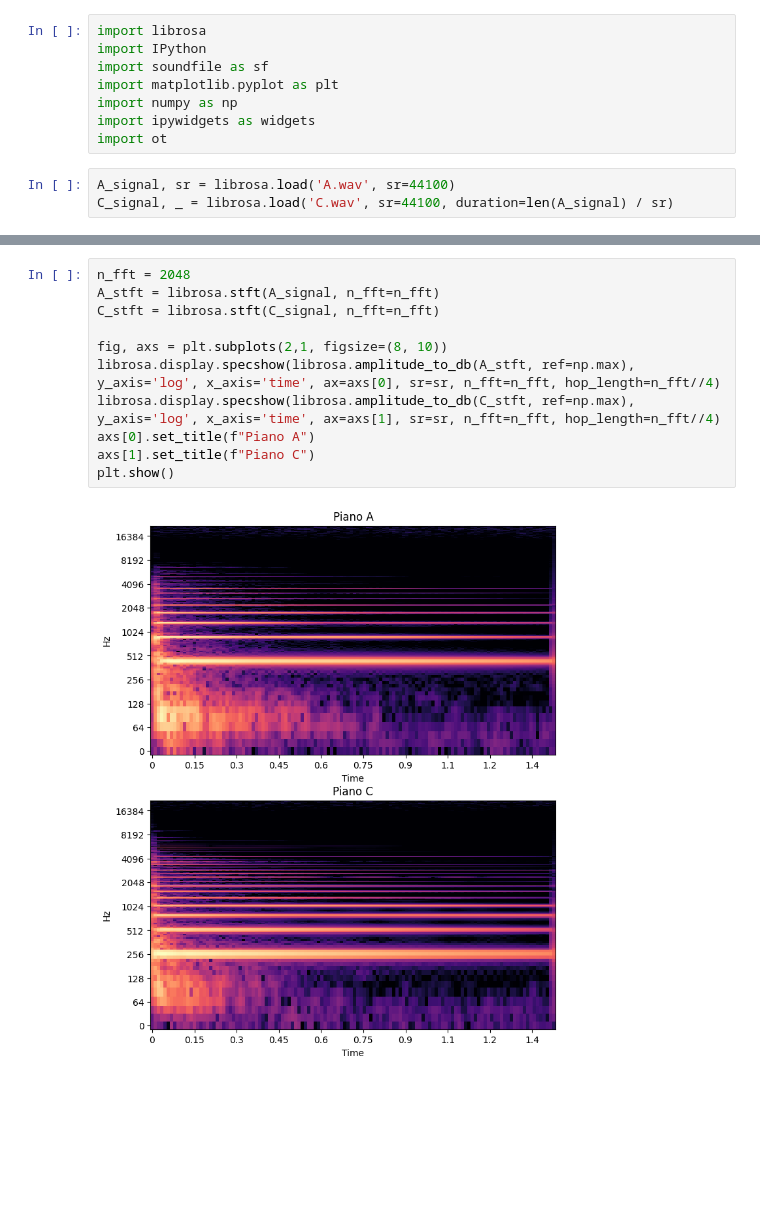
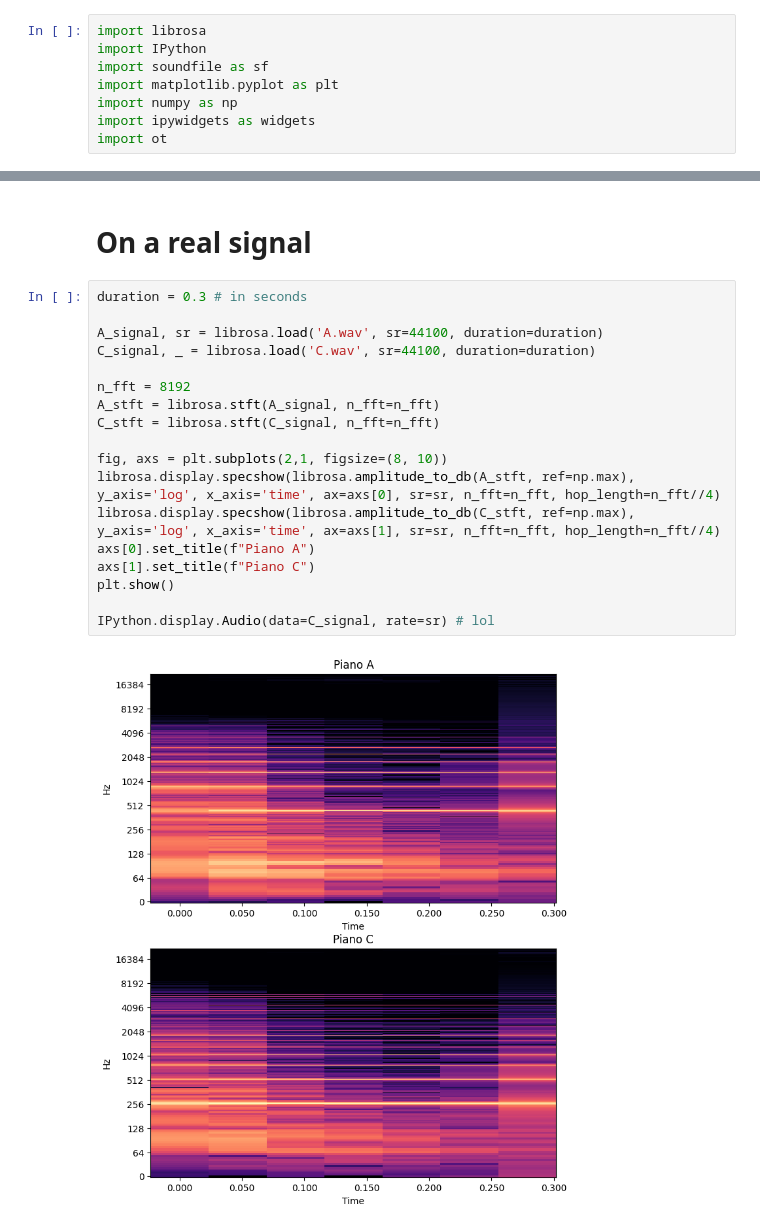
Before and after one commit to zaquastier/audio_1D_transport, a Jupyter notebook: audio_ot.ipynb, the cells around one changed output, grey strips where cells are left out. Drawn from its saved outputs; the diff is of its cells as text; blank space fills up the shorter version.

Commit message:
Working on gaussian, pure sounds and real sounds

```diff
--- a/audio_ot.ipynb
+++ b/audio_ot.ipynb
@@ -8,6 +8,3 @@ import matplotlib.pyplot as plt
 import numpy as np
 import ipywidgets as widgets
 import ot
-# %%
-A_signal, sr = librosa.load('A.wav', sr=44100)
-C_signal, _ = librosa.load('C.wav', sr=44100, duration=len(A_signal) / sr)
@@ -14,13 +133,22 @@ C_signal, _ = librosa.load('C.wav', sr=44100, duration=len(A_signal) / sr)
+# %% [markdown]
+# On a real signal
 # %%
-n_fft = 2048
+duration = 0.3 # in seconds
+
+A_signal, sr = librosa.load('A.wav', sr=44100, duration=duration)
+C_signal, _ = librosa.load('C.wav', sr=44100, duration=duration)
+
+n_fft = 8192
 A_stft = librosa.stft(A_signal, n_fft=n_fft)
 C_stft = librosa.stft(C_signal, n_fft=n_fft)
 
 fig, axs = plt.subplots(2,1, figsize=(8, 10))
 librosa.display.specshow(librosa.amplitude_to_db(A_stft, ref=np.max), y_axis='log', x_axis='time', ax=axs[0], sr=sr, n_fft=n_fft, hop_length=n_fft//4)
 librosa.display.specshow(librosa.amplitude_to_db(C_stft, ref=np.max), y_axis='log', x_axis='time', ax=axs[1], sr=sr, n_fft=n_fft, hop_length=n_fft//4)
 axs[0].set_title(f"Piano A")
 axs[1].set_title(f"Piano C")
 plt.show()
+
+IPython.display.Audio(data=C_signal, rate=sr) # lol
 # %% [output]
-[figure, old version]
+[figure, new version]
```
Also changed, not shown: parts of 15 cells of this notebook.
